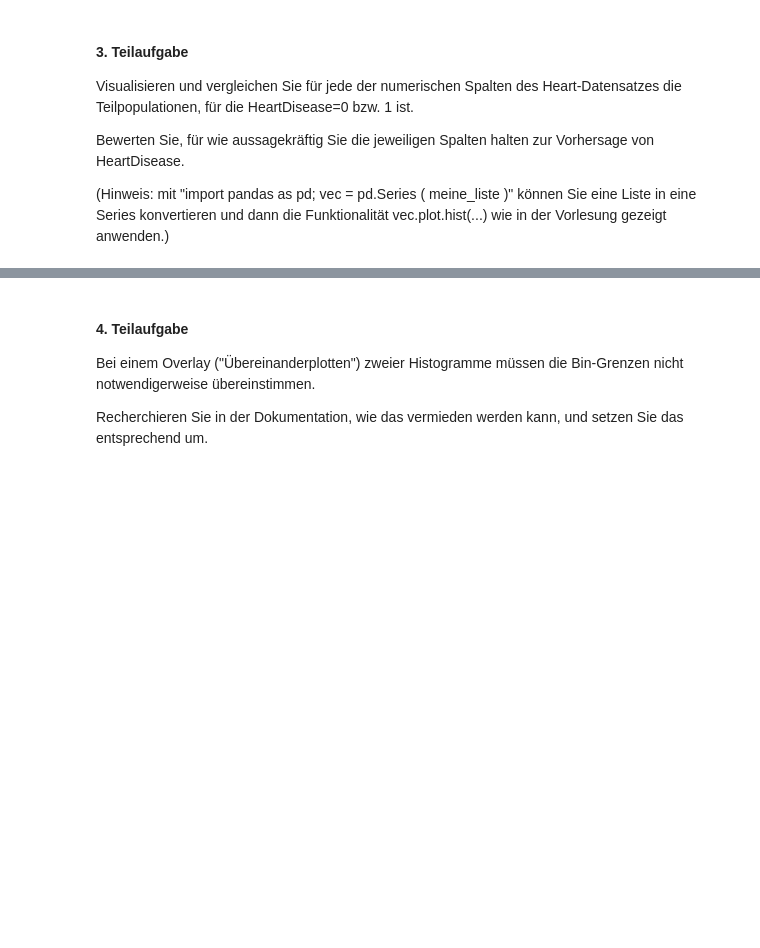
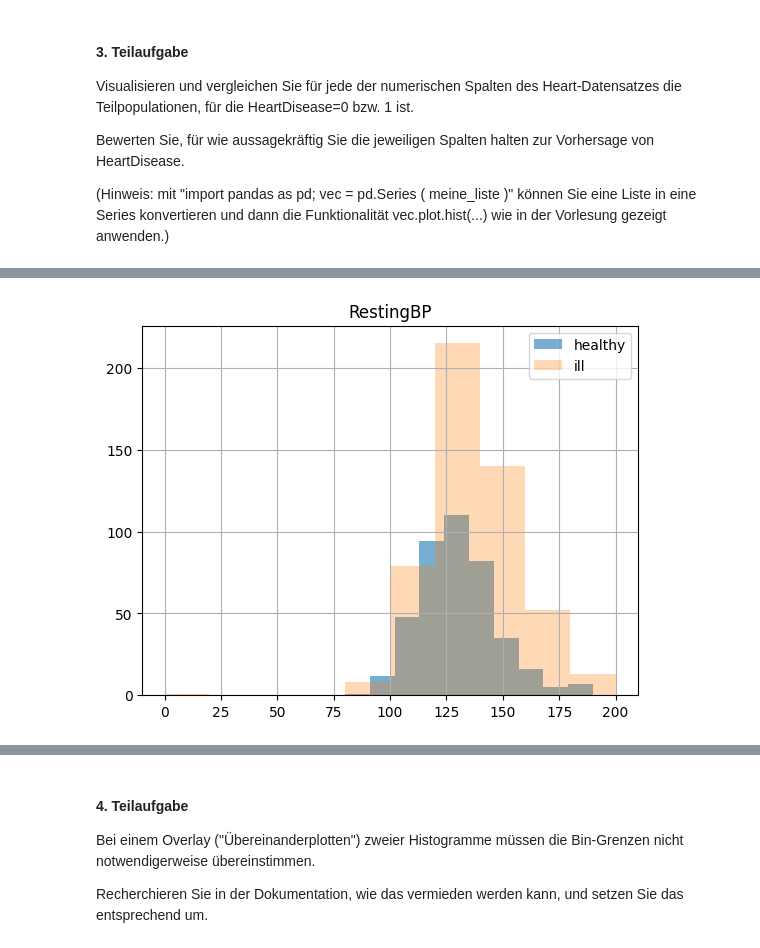
Before and after one commit to MartinElsaesser/data-science, a Jupyter notebook: exercises/exercise1/exercise1.ipynb, the cells around one changed output, grey strips where cells are left out. Saved outputs shown, nothing was run; the diff lists cells and outputs as text; code cells hidden in the pictures; blank space fills up the shorter version.

```diff
--- a/exercises/exercise1/exercise1.ipynb
+++ b/exercises/exercise1/exercise1.ipynb
@@ -76,0 +102,4 @@ array([<Axes: title={'center': '0'}, ylabel='Frequency'>,
+# %%
+plot_heart_disease_metric('RestingBP')
+# %% [output]
+[figure, added]
```
Also changed, not shown: parts of 15 cells of this notebook.
